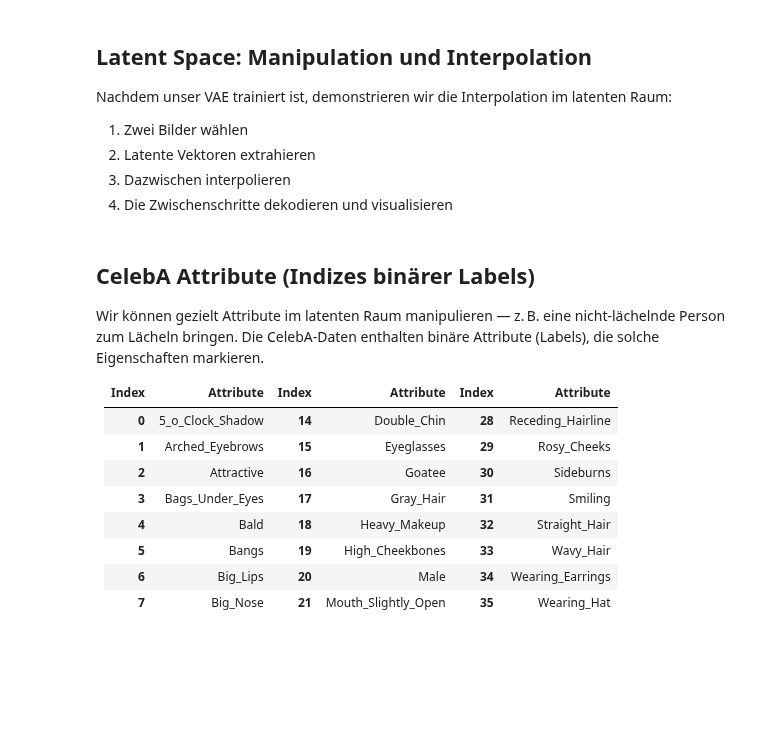
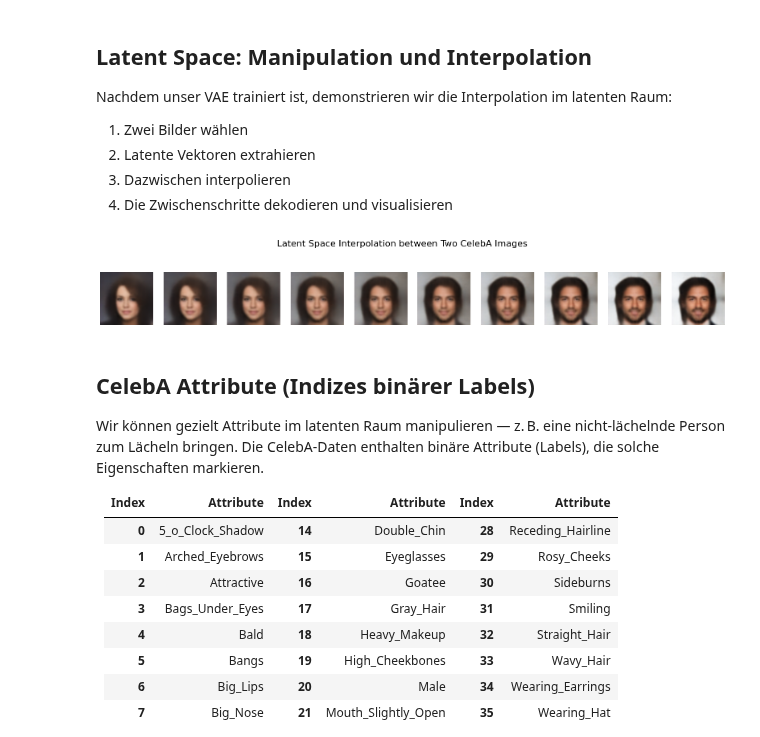
Before and after one commit to hussamalafandi/Generative_AI, a Jupyter notebook: 01/01_Autoencoders_de.ipynb, the cells around one changed output. Cells and saved outputs as stored; diff of their text form; code cells hidden in the pictures; blank space fills up the shorter version.

```diff
--- a/01/01_Autoencoders_de.ipynb
+++ b/01/01_Autoencoders_de.ipynb
@@ -362,8 +376,8 @@ celeba_transform = transforms.Compose([
 ])
 
 # Load the CelebA dataset
-celeba_train_dataset = datasets.CelebA(root='./data', split='train', transform=celeba_transform, download=True)
-celeba_val_dataset = datasets.CelebA(root='./data', split='valid', transform=celeba_transform, download=True)
+celeba_train_dataset = datasets.CelebA(root='../data', split='train', transform=celeba_transform, download=True)
+celeba_val_dataset = datasets.CelebA(root='../data', split='valid', transform=celeba_transform, download=True)
 
 # Subset the CelebA dataset for quick experimentation
 train_subset_size = vae_config["subset_size"]  # Use a smaller subset of the training dataset
@@ -626,34 +664,36 @@ def interpolate(z1, z2, num_steps=8):
     return torch.stack(interpolated)
 
 # Get two images from the dataset
 data_iter = iter(celeba_val_loader)
 images, _ = next(data_iter)
 img1 = images[0].unsqueeze(0).to(device)
 img2 = images[1].unsqueeze(0).to(device)
 
 # Encode images
 model.eval()
 with torch.no_grad():
     mu1, _ = model.encode(img1)
     mu2, _ = model.encode(img2)
 
 # Interpolate in the latent space
-num_steps = 8
+num_steps = 10
 interpolated_z = interpolate(mu1, mu2, num_steps=num_steps)
 
 # Decode the interpolated latent vectors
 with torch.no_grad():
     decoded_imgs = model.decode(interpolated_z).cpu()
 
 # Plot the interpolation results
 fig, axes = plt.subplots(1, num_steps, figsize=(20, 3))
 for i, ax in enumerate(axes):
     # Denormalize image from [-1,1] to [0,1]
     img = (decoded_imgs[i].permute(1, 2, 0).numpy() + 1) / 2.0
     ax.imshow(np.clip(img, 0, 1))
     ax.axis('off')
 plt.suptitle("Latent Space Interpolation between Two CelebA Images", fontsize=16)
 plt.show()
+# %% [output]
+[figure, added]
 # %% [markdown]
 ## CelebA Attribute (Indizes binärer Labels)
 
```
Also changed, not shown: parts of 10 cells of this notebook.
